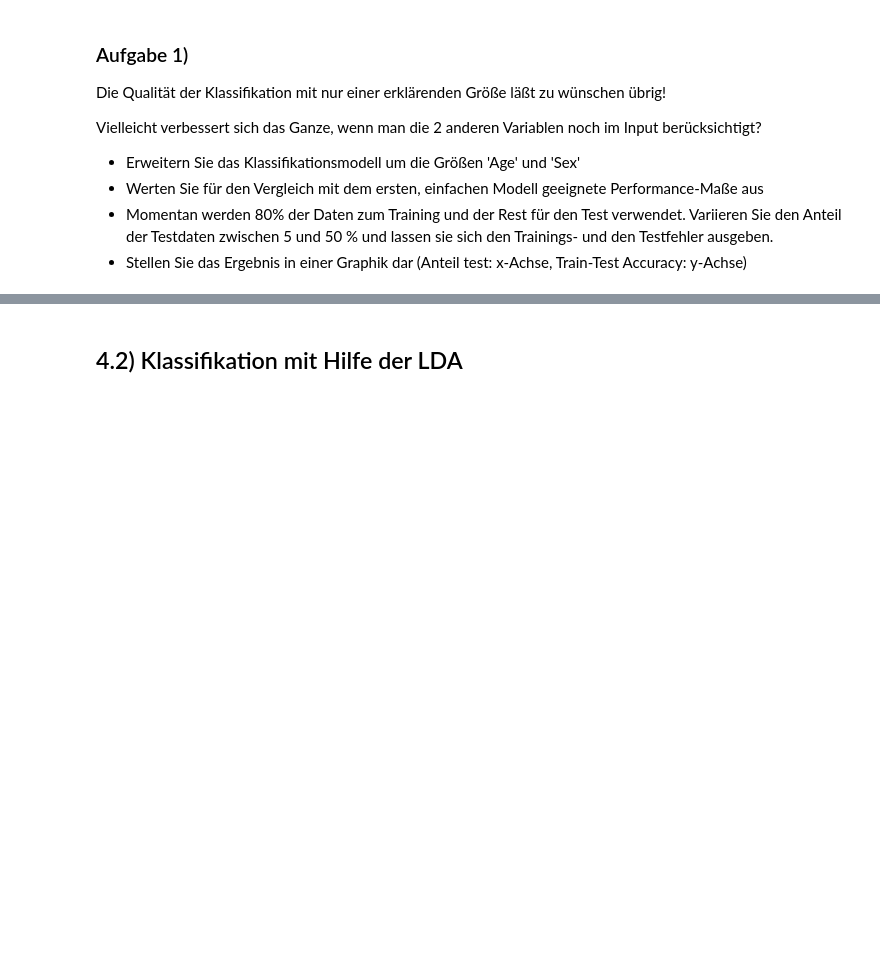
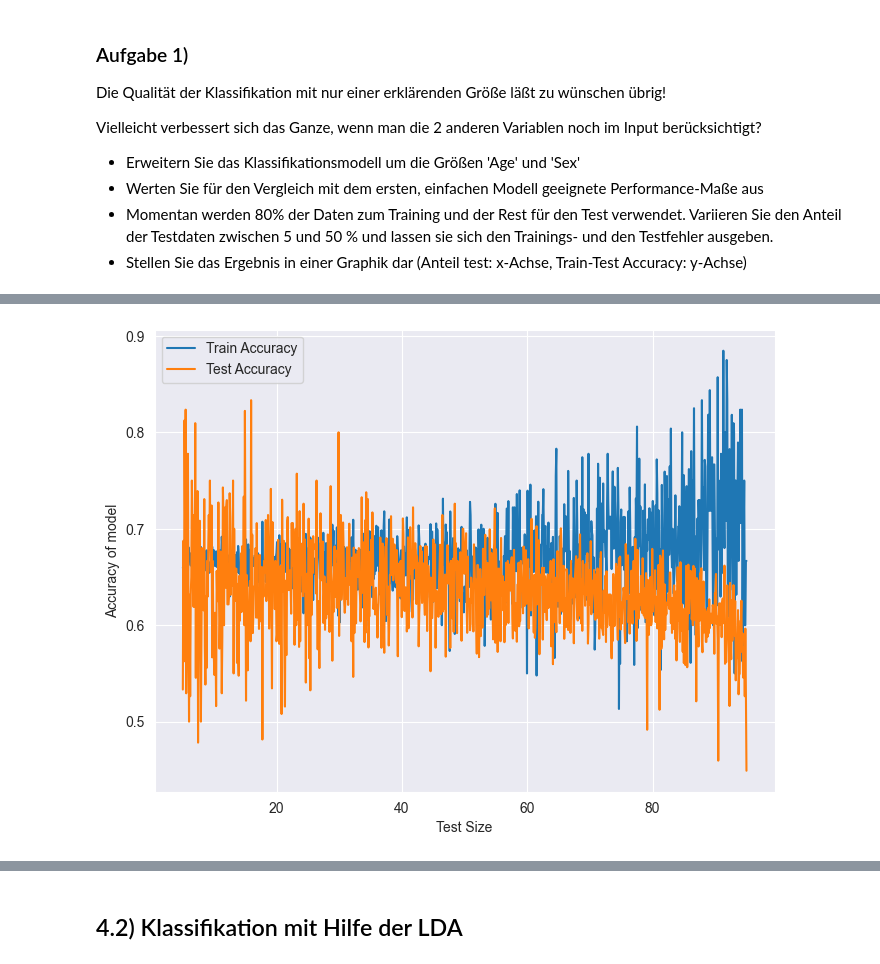
Before and after one commit to Bajtinus/ML-Project, a Jupyter notebook: ELO-files/Python/ML_Lecture3_Classification.ipynb, the cells around one changed output, grey strips where cells are left out. Saved outputs shown, nothing was run; the diff lists cells and outputs as text; code cells hidden in the pictures; blank space fills up the shorter version.

```diff
--- a/ELO-files/Python/ML_Lecture3_Classification.ipynb
+++ b/ELO-files/Python/ML_Lecture3_Classification.ipynb
@@ -306,0 +290,43 @@ plt.show()
+# %%
+full_heart = pd.read_csv("../../data-sets/heart.csv")
+heart = full_heart[["Age", "Sex", "Chol", "AHD"]]
+heart = heart.replace(['No', 'Yes'], [0,1])
+heart.head()
+
+features = ["Age", "Sex", "Chol"]
+
+inputs = heart[features]
+target = heart["AHD"].astype(int)
+
+indexes = []
+train_accuracies = []
+test_accuracies = []
+
+for testing_size in np.linspace(0.05, 0.95, 1000):
+     x_train, x_test, y_train, y_test = train_test_split(inputs, target, test_size=testing_size)
+
+     x_train_reshaped = np.array(x_train).reshape(-1, len(features))
+     x_test_reshaped = np.array(x_test).reshape(-1, len(features))
+
+     logistic_reg = LogisticRegression()
+     logistic_reg.fit(x_train_reshaped, y_train)
+
+     y_hat_train = logistic_reg.predict(x_train_reshaped)
+     y_hat_test = logistic_reg.predict(x_test_reshaped)
+
+     train_accuracy = logistic_reg.score(x_train_reshaped, y_train)
+     test_accuracy = logistic_reg.score(x_test_reshaped, y_test)
+
+     train_accuracies.append(train_accuracy)
+     test_accuracies.append(test_accuracy)
+     indexes.append(testing_size*100)
+
+plt.figure(figsize=(8, 6))
+plt.plot(indexes, train_accuracies, label="Train Accuracy")
+plt.plot(indexes, test_accuracies, label="Test Accuracy")
+plt.xlabel("Test Size")
+plt.ylabel("Accuracy of model")
+plt.legend()
+plt.show()
+# %% [output]
+[figure, added]
```
Also changed, not shown: parts of 27 cells of this notebook.
